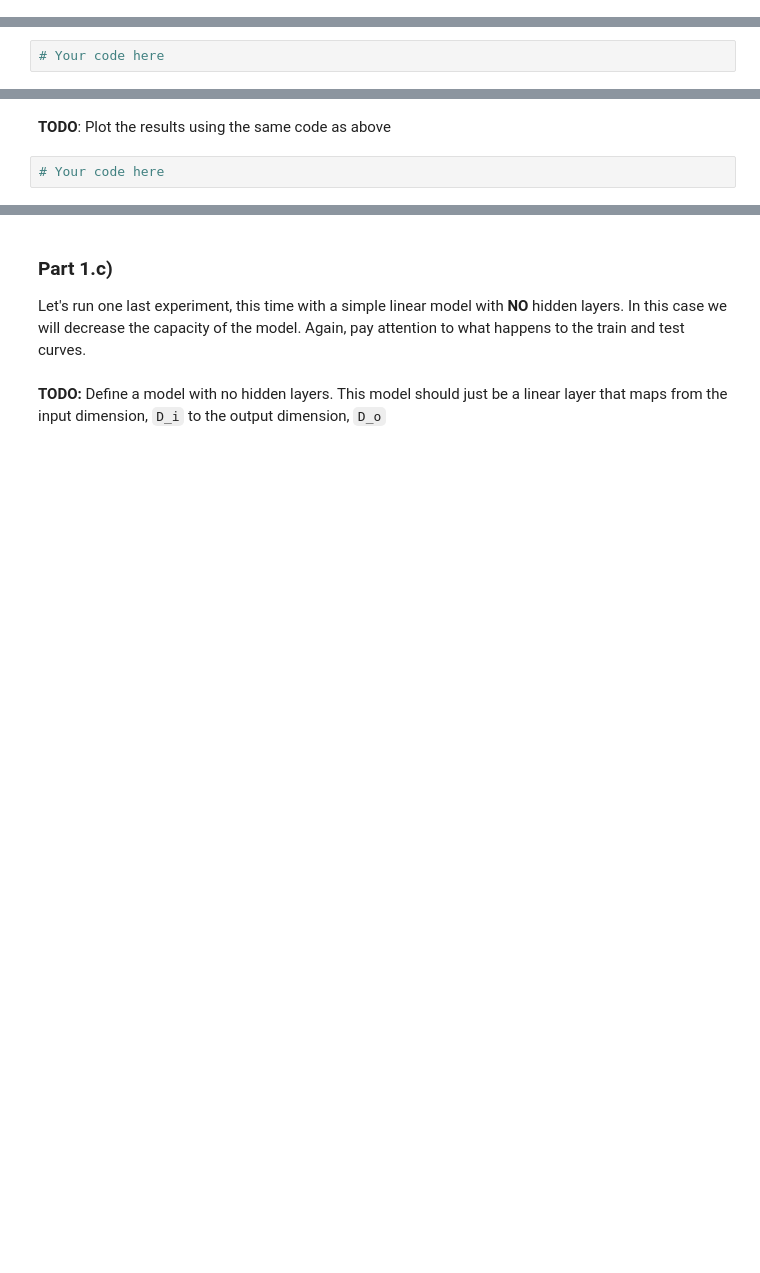
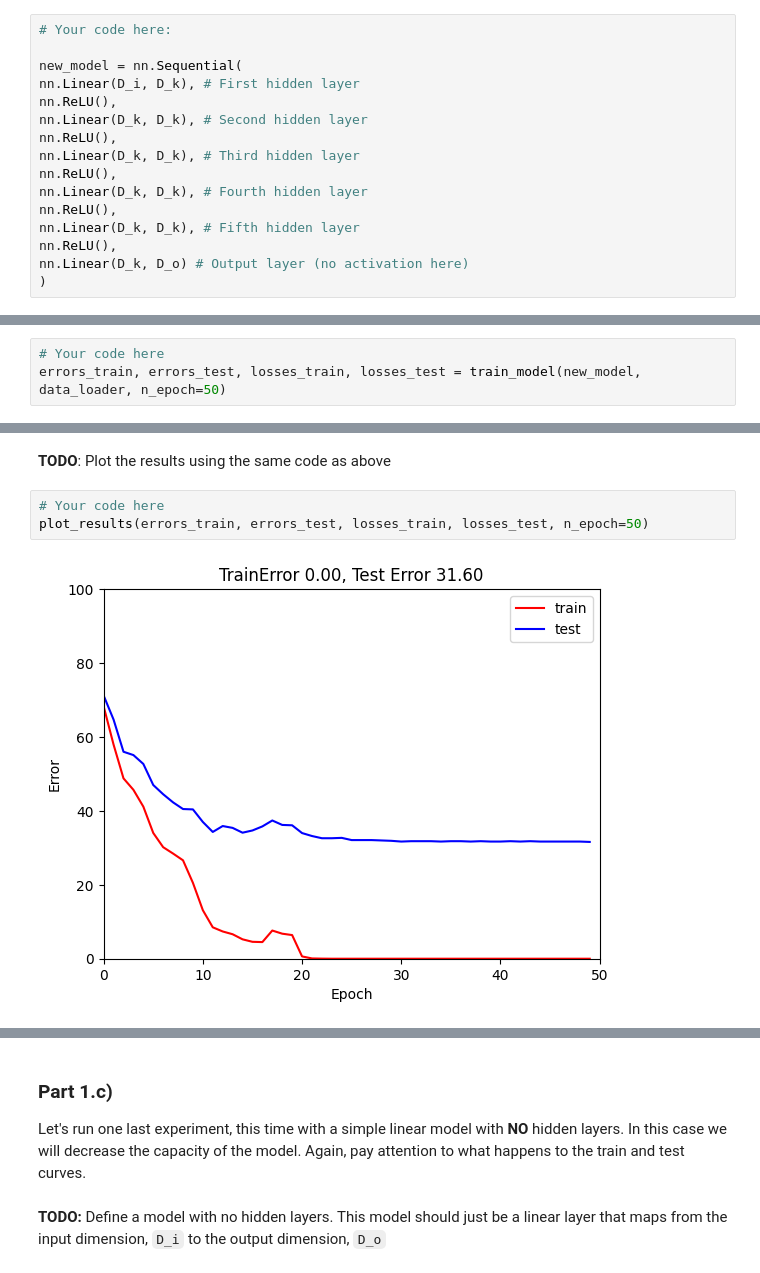
Before and after one commit to ldsbalu/Balu-Portfolio, a Jupyter notebook: lab5_generalization.ipynb, the cells around one changed output, grey strips where cells are left out. Saved outputs shown, nothing was run; the diff lists cells and outputs as text; blank space fills up the shorter version.

```diff
--- a/lab5_generalization.ipynb
+++ b/lab5_generalization.ipynb
@@ -170,4 +239,21 @@ and ReLU activations between them
+# %%
+# Your code here:
+
+new_model = nn.Sequential(
+nn.Linear(D_i, D_k), # First hidden layer
+nn.ReLU(),
+nn.Linear(D_k, D_k), # Second hidden layer
+nn.ReLU(),
+nn.Linear(D_k, D_k), # Third hidden layer
+nn.ReLU(),
+nn.Linear(D_k, D_k), # Fourth hidden layer
+nn.ReLU(),
+nn.Linear(D_k, D_k), # Fifth hidden layer
+nn.ReLU(),
+nn.Linear(D_k, D_o) # Output layer (no activation here)
+)
 # %% [markdown]
 **TODO**: Train the model using the same code as above
 # %%
 # Your code here
+errors_train, errors_test, losses_train, losses_test = train_model(new_model, data_loader, n_epoch=50)
@@ -175,3 +279,6 @@ and ReLU activations between them
 **TODO**: Plot the results using the same code as above
 # %%
 # Your code here
+plot_results(errors_train, errors_test, losses_train, losses_test, n_epoch=50)
+# %% [output]
+[figure, added]
```
Also changed, not shown: parts of 29 cells of this notebook.
